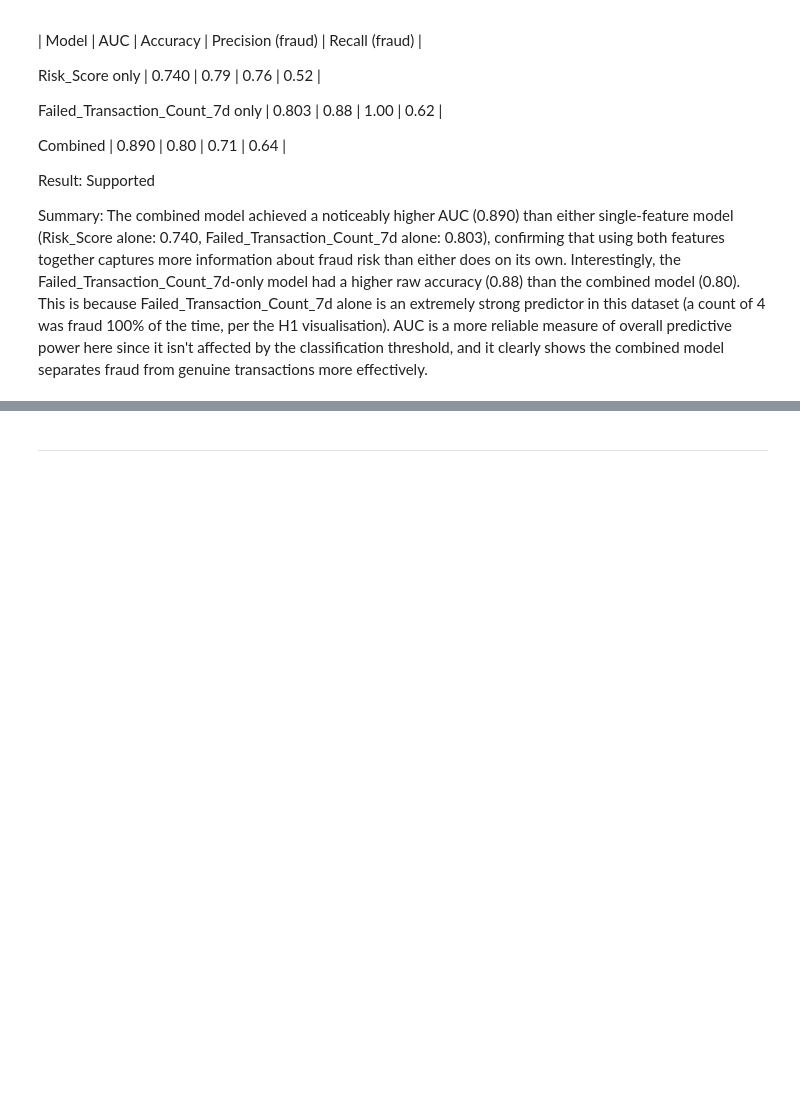
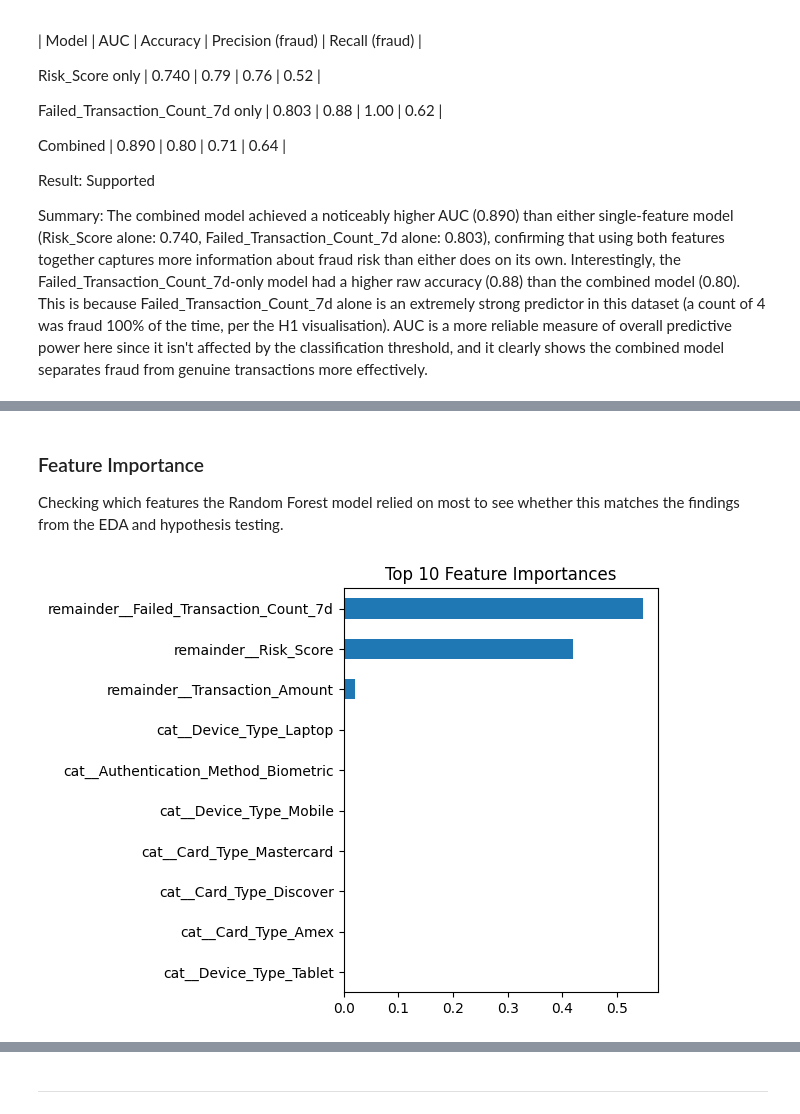
Before and after one commit to navmann99/Fraud-Analysis, a Jupyter notebook: jupyter_notebooks/04-MachineLearning.ipynb, the cells around one changed output, grey strips where cells are left out. Cells and saved outputs as stored; diff of their text form; code cells hidden in the pictures; blank space fills up the shorter version.

Commit message:
model comparison done

```diff
--- a/jupyter_notebooks/04-MachineLearning.ipynb
+++ b/jupyter_notebooks/04-MachineLearning.ipynb
@@ -185,0 +206,11 @@ Summary: The combined model achieved a noticeably higher AUC (0.890) than either
+# %%
+logreg_pipeline = Pipeline(steps=[
+    ('preprocessor', preprocessor),
+    ('classifier', LogisticRegression(max_iter=1000))
+])
+
+logreg_pipeline.fit(X_train_full, y_train_full)
+pred_logreg = logreg_pipeline.predict(X_test_full)
+print("Logistic Regression")
+print(classification_report(y_test_full, pred_logreg))
+print("AUC:", roc_auc_score(y_test_full, logreg_pipeline.predict_proba(X_test_full)[:,1]))
@@ -185,0 +229,11 @@ Summary: The combined model achieved a noticeably higher AUC (0.890) than either
+# %%
+rf_pipeline = Pipeline(steps=[
+    ('preprocessor', preprocessor),
+    ('classifier', RandomForestClassifier(n_estimators=200, random_state=42))
+])
+
+rf_pipeline.fit(X_train_full, y_train_full)
+pred_rf = rf_pipeline.predict(X_test_full)
+print("Random Forest")
+print(classification_report(y_test_full, pred_rf))
+print("AUC:", roc_auc_score(y_test_full, rf_pipeline.predict_proba(X_test_full)[:,1]))
@@ -185,0 +252,14 @@ Summary: The combined model achieved a noticeably higher AUC (0.890) than either
+# %% [markdown]
+### Feature Importance
+
+Checking which features the Random Forest model relied on most to see whether this matches the findings from the EDA and hypothesis testing.
+# %%
+feature_names = rf_pipeline.named_steps['preprocessor'].get_feature_names_out()
+importances = pd.Series(rf_pipeline.named_steps['classifier'].feature_importances_, index=feature_names)
+importances.sort_values(ascending=False).head(10).plot(kind='barh')
+plt.title('Top 10 Feature Importances')
+plt.gca().invert_yaxis()
+plt.tight_layout()
+plt.show()
+# %% [output]
+[figure, added]
```
Also changed, not shown: parts of 5 cells of this notebook.
